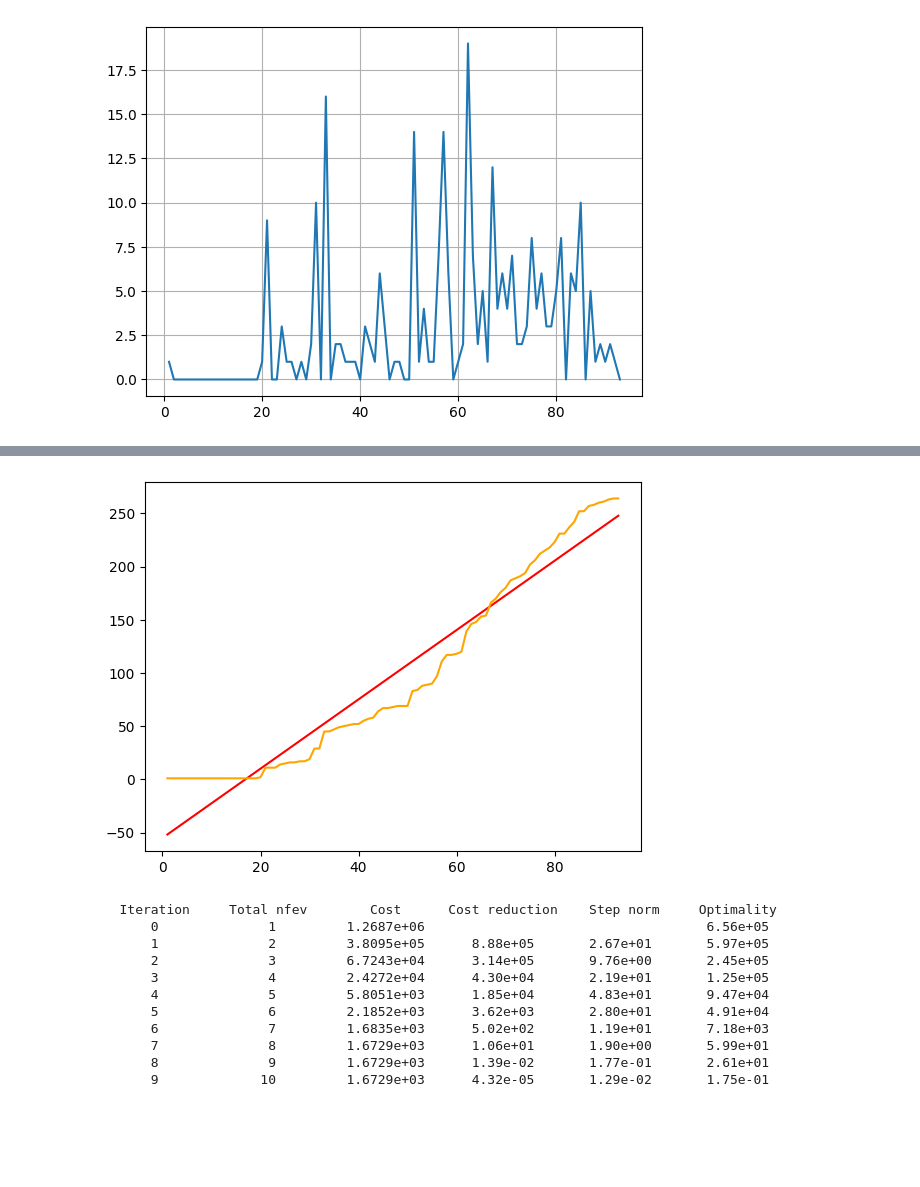
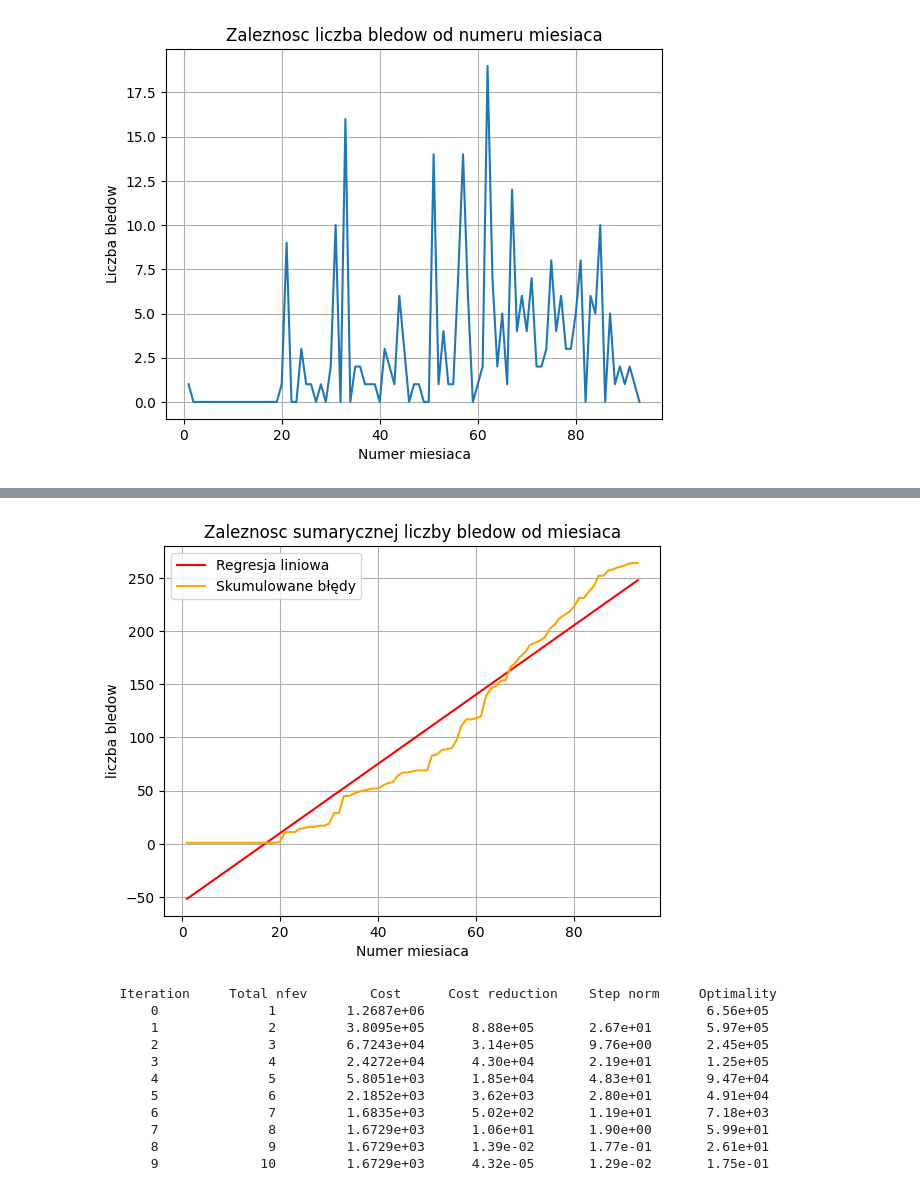
Before and after one commit to userofpi/Regresja_Logistyczna, a Jupyter notebook: Zadanie3_liczba_awarii.ipynb, the cells around one changed output, grey strips where cells are left out. Cells and saved outputs as stored; diff of their text form; code cells hidden in the pictures; blank space fills up the shorter version.

```diff
--- a/Zadanie3_liczba_awarii.ipynb
+++ b/Zadanie3_liczba_awarii.ipynb
@@ -15,6 +15,9 @@ data = pd.read_csv('Dane_awarii.csv', sep=';', header=0)
 
 # Plot the number of errors (`Liczba_bledow`) for each month (`Nr_miesiaca`)
 plt.plot(data['Nr_miesiaca'], data['Liczba_bledow'])
+plt.title("Zaleznosc liczba bledow od numeru miesiaca")
+plt.xlabel("Numer miesiaca")
+plt.ylabel("Liczba bledow")
 plt.grid(True)
 plt.show()
 
@@ -24,34 +27,39 @@ print(f"Pearson correlation: {corr}")
 
 # Add a new column 'Wystapienia_lacznie' to store the cumulative number of errors
 data['Wystapienia_lacznie'] = 0
 
 # Loop through all rows to calculate the cumulative sum of errors
 for i in range(len(data)):
     # Cumulative sum of errors up to and including the current row
     data.loc[i, 'Wystapienia_lacznie'] = data['Liczba_bledow'][:i + 1].sum()
 
 
 corr, _ = pearsonr(data['Wystapienia_lacznie'], data['Nr_miesiaca'])
 print(f"Pearson correlation: {corr}")
 
 
 X=sm.add_constant(data['Nr_miesiaca'])
 y=data['Wystapienia_lacznie']
 wynik= sm.OLS(y, X).fit()
 print(wynik.summary())
 
 # Plot the cumulative sum of errors for visualization
 plt.plot(data['Nr_miesiaca'], wynik.predict(X), label='Regresja liniowa', color='red')
 plt.plot(data['Nr_miesiaca'], data['Wystapienia_lacznie'], label='Skumulowane błędy', color='orange')
+plt.title("Zaleznosc sumarycznej liczby bledow od miesiaca")
+plt.xlabel("Numer miesiaca")
+plt.ylabel("liczba bledow")
+plt.grid(True)
+plt.legend()
 plt.show()
 #regresja
 
 #  wzor regresji
 # sza
 
 # napisz funcje logistyczna  metodą szacowania parametrow hottellinga
 # %% [output]
-[figure, old version]
+[figure, new version]
 Pearson correlation: 0.337957732147185
 Pearson correlation: 0.9683640032974627
                              OLS Regression Results
@@ -69,7 +77,7 @@ Df Model:                            1
 
 Notes:
 [1] Standard Errors assume that the covariance matrix of the errors is correctly specified.
-[figure, old version]
+[figure, new version]
 # %%
 from scipy.optimize import least_squares
 import numpy as np
```
Also changed, not shown: parts of 2 cells of this notebook, 6 other files.
